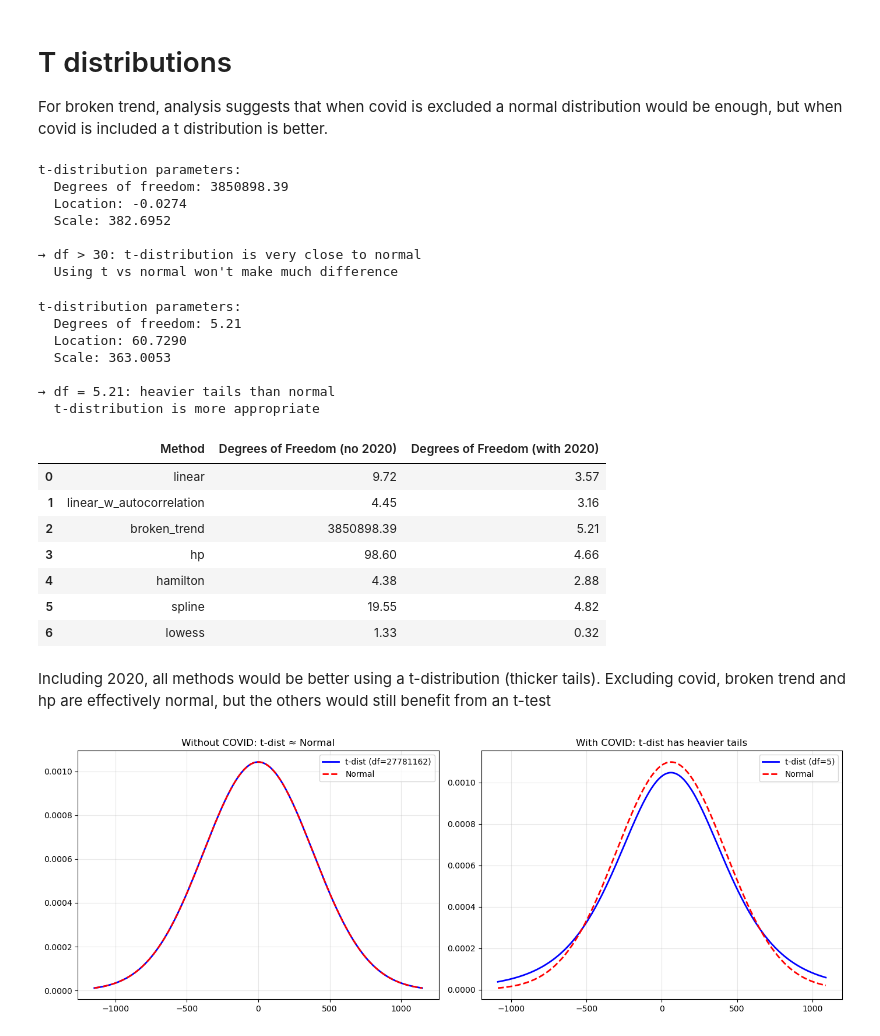
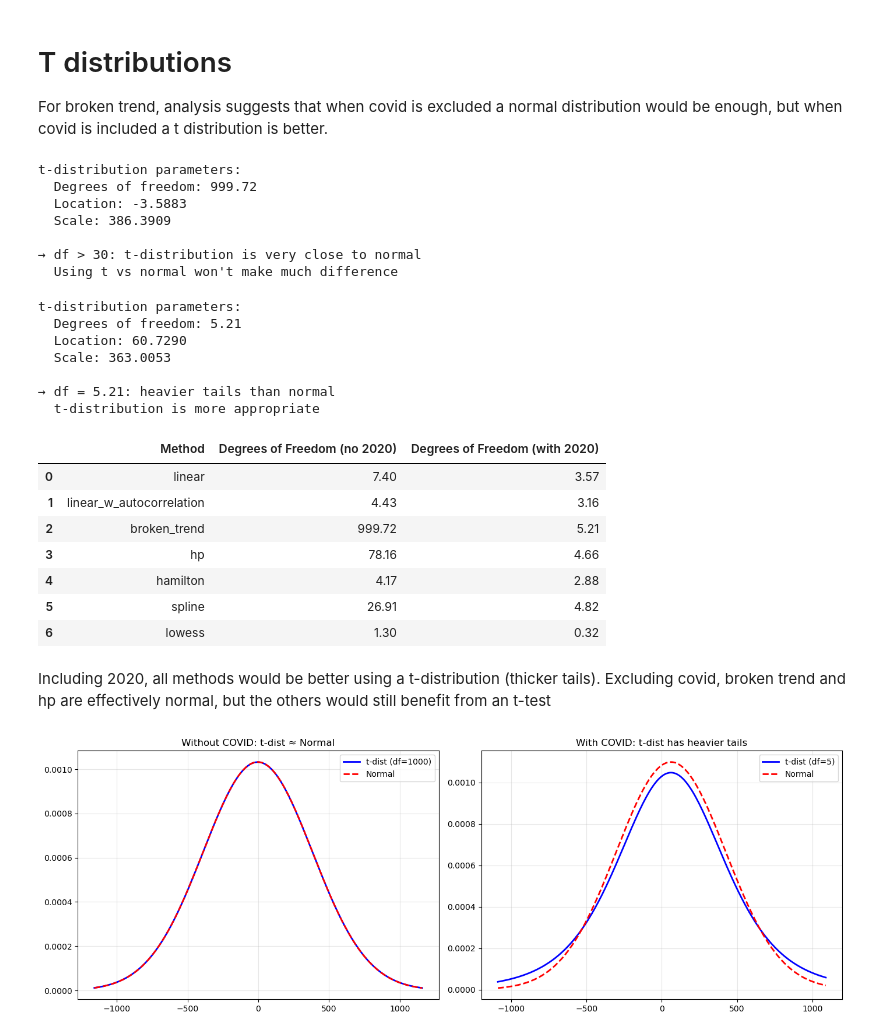
Before and after one commit to nezzag/peaking_test, a Jupyter notebook: notebooks/statistical_tests.ipynb, the cells around one changed output. Saved outputs shown, nothing was run; the diff lists cells and outputs as text; code cells hidden in the pictures.

Commit message:
Add markdown to statistical_tests notebook

```diff
--- a/notebooks/statistical_tests.ipynb
+++ b/notebooks/statistical_tests.ipynb
@@ -424,11 +431,11 @@ innovations_dict_no2020 = {}
 with HiddenPrints():
     for method in methods:
         if method == 'lowess':
-            emissions_tester.characterize_noise(method=method, noise_type = 'normal',
+            emissions_tester.characterize_noise(method=method, noise_type = 't-dist',
                                                 include_test_data=False, fraction=0.1,
                                                 ignore_years=[2020])
         else:
-            emissions_tester.characterize_noise(method=method, noise_type = 'normal',include_test_data=False,
+            emissions_tester.characterize_noise(method=method, noise_type = 't-dist',include_test_data=False,
                                                 ignore_years=[2020])
         residuals_dict_no2020[method] = emissions_tester.residuals
         innovations_dict_no2020[method] = emissions_tester.autocorr_params['residuals']
@@ -786,9 +847,9 @@ else:
     print("  t-distribution is more appropriate")
 # %% [output]
 t-distribution parameters:
-  Degrees of freedom: 3850898.39
-  Location: -0.0274
-  Scale: 382.6952
+  Degrees of freedom: 999.72
+  Location: -3.5883
+  Scale: 386.3909
 
 → df > 30: t-distribution is very close to normal
   Using t vs normal won't make much difference
@@ -831,45 +892,45 @@ for method in methods:
 dof_results
 # %% [output]
 |  | Method | Degrees of Freedom (no 2020) | Degrees of Freedom (with 2020) |
-| 0 | linear | 9.72 | 3.57 |
-| 1 | linear_w_autocorrelation | 4.45 | 3.16 |
-| 2 | broken_trend | 3850898.39 | 5.21 |
-| 3 | hp | 98.60 | 4.66 |
-| 4 | hamilton | 4.38 | 2.88 |
-| 5 | spline | 19.55 | 4.82 |
-| 6 | lowess | 1.33 | 0.32 |
+| 0 | linear | 7.40 | 3.57 |
+| 1 | linear_w_autocorrelation | 4.43 | 3.16 |
+| 2 | broken_trend | 999.72 | 5.21 |
+| 3 | hp | 78.16 | 4.66 |
+| 4 | hamilton | 4.17 | 2.88 |
+| 5 | spline | 26.91 | 4.82 |
+| 6 | lowess | 1.30 | 0.32 |
 # %% [markdown]
 Including 2020, all methods would be better using a t-distribution (thicker tails). Excluding covid, broken trend and hp are effectively normal, but the others would still benefit from an t-test
 # %%
 # Plot distributions
 from scipy import stats
 
-df_no_covid, loc_no_covid, scale_no_covid = stats.t.fit(innovations_dict2['broken_trend'])
+df_no_covid, loc_no_covid, scale_no_covid = stats.t.fit(innovations_dict_no2020['broken_trend'])
 df_with_covid, loc_with_covid, scale_with_covid = stats.t.fit(innovations_dict['broken_trend'])
 
 fig, axes = plt.subplots(1, 2, figsize=(14, 5))
 
 # Without COVID
 x = np.linspace(-3*scale_no_covid, 3*scale_no_covid, 200)
 axes[0].plot(x, stats.t.pdf(x, df=df_no_covid, loc=loc_no_covid, scale=scale_no_covid),
              'b-', linewidth=2, label=f't-dist (df={df_no_covid:.0f})')
 axes[0].plot(x, stats.norm.pdf(x, loc=loc_no_covid, scale=scale_no_covid),
              'r--', linewidth=2, label='Normal')
 axes[0].set_title('Without COVID: t-dist ≈ Normal')
 axes[0].legend()
 axes[0].grid(True, alpha=0.3)
 
 # With COVID
 x = np.linspace(-3*scale_with_covid, 3*scale_with_covid, 200)
 axes[1].plot(x, stats.t.pdf(x, df=df_with_covid, loc=loc_with_covid, scale=scale_with_covid),
              'b-', linewidth=2, label=f't-dist (df={df_with_covid:.0f})')
 axes[1].plot(x, stats.norm.pdf(x, loc=loc_with_covid, scale=scale_with_covid),
              'r--', linewidth=2, label='Normal')
 axes[1].set_title('With COVID: t-dist has heavier tails')
 axes[1].legend()
 axes[1].grid(True, alpha=0.3)
 
 plt.tight_layout()
 plt.show()
 # %% [output]
-[figure, old version]
+[figure, new version]
```
Also changed, not shown: parts of 24 cells of this notebook.
